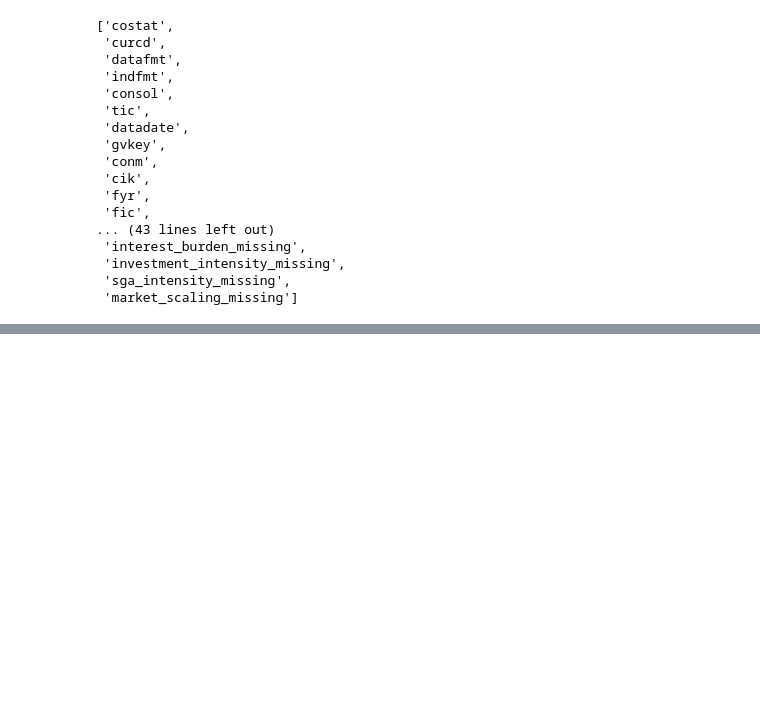
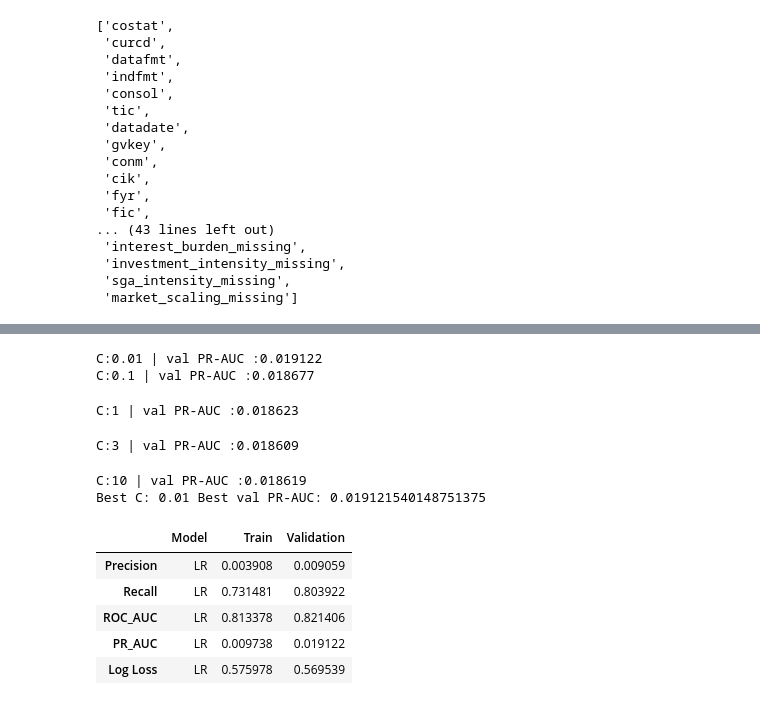
Before and after one commit to ThanaNassr/corporate-bankruptcy-prediction, a Jupyter notebook: analysis.ipynb, the cells around one changed output, grey strips where cells are left out. Cells and saved outputs as stored; diff of their text form; code cells hidden in the pictures; blank space fills up the shorter version.

```diff
--- a/analysis.ipynb
+++ b/analysis.ipynb
@@ -554,0 +667,74 @@ Best F1-Score/Precision/Recall/Threshold: (0.02952029520295203, 0.01818181818181
+# %%
+#Tuning C and Refitting + finding another best threshold for this model.
+best_C = None
+best_pr_auc = 0
+
+for C in [0.01,0.1,1,3,10]:
+    lr  = LogisticRegression(
+        C=C,
+        penalty ="l2",
+        solver = "lbfgs",
+        class_weight = "balanced",
+        max_iter=2000,
+        random_state = 42
+    )
+    lr.fit(X_train_scaled, y_train)
+    y_prob = lr.predict_proba(X_val_scaled)[:,1]
+    pr_auc = average_precision_score(y_val, y_prob)
+
+    print(f"C:{C} | val PR-AUC :{pr_auc:.6f}")
+    if pr_auc > best_pr_auc:
+     best_pr_auc = pr_auc
+     best_C = C
+
+
+print("Best C:", best_C, "Best val PR-AUC:", best_pr_auc)
+#Refit
+lr_best = LogisticRegression(
+    C=best_C,
+    penalty="l2",
+    solver="lbfgs",
+    class_weight="balanced",
+    max_iter=2000,
+    random_state=42
+)
+lr_best.fit(X_train_scaled, y_train)
+
+
+#Rerun to look for any difference after tuning
+y_lr_pred = lr_best.predict(X_val_scaled)
+y_lr_prob = lr_best.predict_proba(X_val_scaled)[:, 1]
+LR_precision_train = precision_score(y_train, lr_best.predict(X_train_scaled), zero_division=0)
+LR_recall_train = recall_score(y_train, lr_best.predict(X_train_scaled), zero_division=0)
+LR_ROC_AUC_train = roc_auc_score(y_train, lr_best.predict_proba(X_train_scaled)[:,1])
+LR_PR_AUC_train = average_precision_score(y_train, lr_best.predict_proba(X_train_scaled)[:,1])
+#LOG LOSS?
+LR_precision_val = precision_score(y_val, y_lr_pred, zero_division=0)
+LR_recall_val = recall_score(y_val, y_lr_pred, zero_division=0)
+LR_ROC_AUC_val = roc_auc_score(y_val, y_lr_prob)
+LR_PR_AUC_val = average_precision_score(y_val, y_lr_prob)
+LR_logloss_train = log_loss(y_train, lr_best.predict_proba(X_train_scaled)[:, 1])
+LR_logloss_val   = log_loss(y_val, y_lr_prob)
+rows = {
+    "Precision"  : ["LR",LR_precision_train,LR_precision_val],
+    "Recall" : ["LR",LR_recall_train,LR_recall_val],
+    "ROC_AUC" : ["LR",LR_ROC_AUC_train,LR_ROC_AUC_val],
+    "PR_AUC" : ["LR",LR_PR_AUC_train,LR_PR_AUC_val],
+    "Log Loss" : ["LR",LR_logloss_train,LR_logloss_val]
+}
+
+table = pd.DataFrame(rows, index = ["Model","Train", "Validation"]).T
+display(table)
+# %% [output]
+C:0.01 | val PR-AUC :0.019122
+C:0.1 | val PR-AUC :0.018677
+C:1 | val PR-AUC :0.018623
+C:3 | val PR-AUC :0.018609
+C:10 | val PR-AUC :0.018619
+Best C: 0.01 Best val PR-AUC: 0.019121540148751375
+|  | Model | Train | Validation |
+| Precision | LR | 0.003908 | 0.009059 |
+| Recall | LR | 0.731481 | 0.803922 |
+| ROC_AUC | LR | 0.813378 | 0.821406 |
+| PR_AUC | LR | 0.009738 | 0.019122 |
+| Log Loss | LR | 0.575978 | 0.569539 |
```
Also changed, not shown: parts of 11 cells of this notebook.
